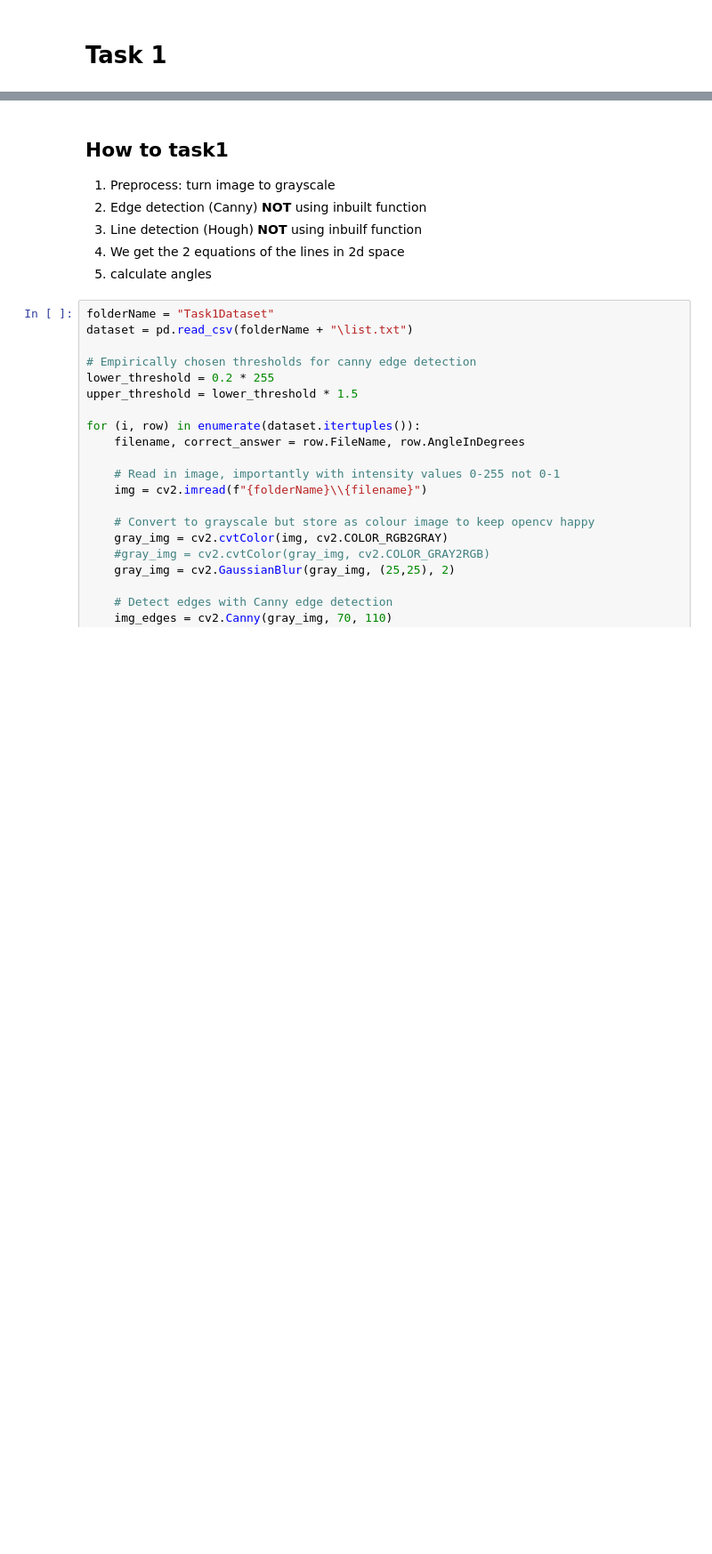
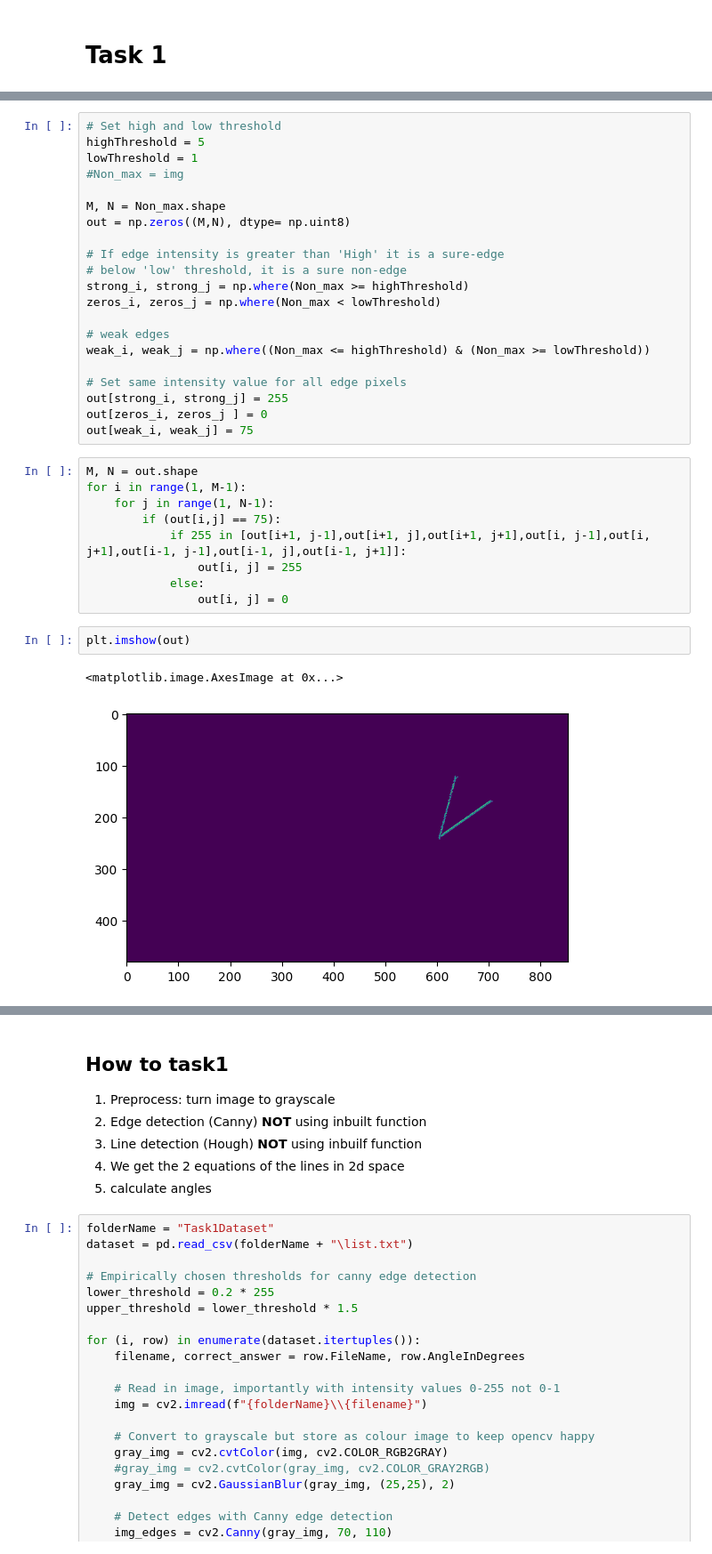
Before and after one commit to coeus-uk/computer-vision, a Jupyter notebook: Task1.ipynb, the cells around one changed output, grey strips where cells are left out. Shown at 89% size. Saved outputs shown, nothing was run; the diff lists cells and outputs as text; blank space fills up the shorter version.

```diff
--- a/Task1.ipynb
+++ b/Task1.ipynb
@@ -91,0 +133,35 @@ img = canny(img, 0, 0, 50)
+# %%
+# Set high and low threshold
+highThreshold = 5
+lowThreshold = 1
+#Non_max = img
+
+M, N = Non_max.shape
+out = np.zeros((M,N), dtype= np.uint8)
+
+# If edge intensity is greater than 'High' it is a sure-edge
+# below 'low' threshold, it is a sure non-edge
+strong_i, strong_j = np.where(Non_max >= highThreshold)
+zeros_i, zeros_j = np.where(Non_max < lowThreshold)
+
+# weak edges
+weak_i, weak_j = np.where((Non_max <= highThreshold) & (Non_max >= lowThreshold))
+
+# Set same intensity value for all edge pixels
+out[strong_i, strong_j] = 255
+out[zeros_i, zeros_j ] = 0
+out[weak_i, weak_j] = 75
+# %%
+M, N = out.shape
+for i in range(1, M-1):
+    for j in range(1, N-1):
+        if (out[i,j] == 75):
+            if 255 in [out[i+1, j-1],out[i+1, j],out[i+1, j+1],out[i, j-1],out[i, j+1],out[i-1, j-1],out[i-1, j],out[i-1, j+1]]:
+                out[i, j] = 255
+            else:
+                out[i, j] = 0
+# %%
+plt.imshow(out)
+# %% [output]
+<matplotlib.image.AxesImage at 0x...>
+[figure, added]
```
Also changed, not shown: parts of 10 cells of this notebook, 2 other files.
